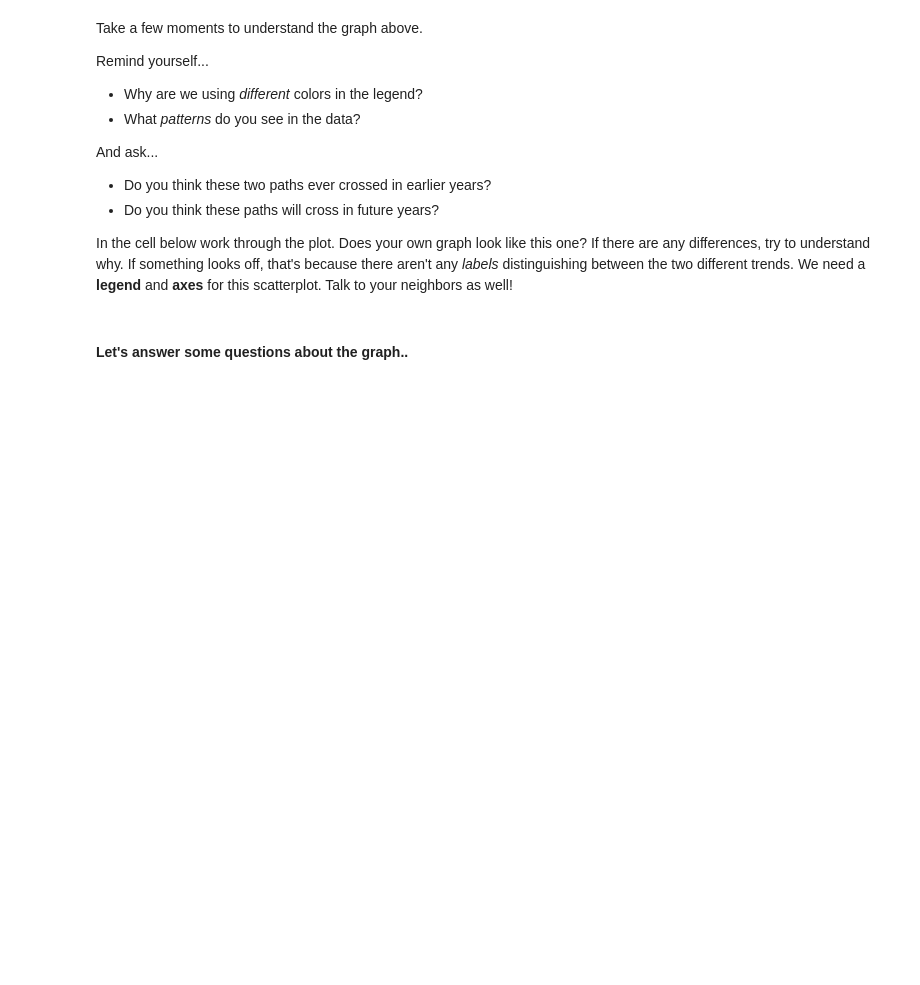
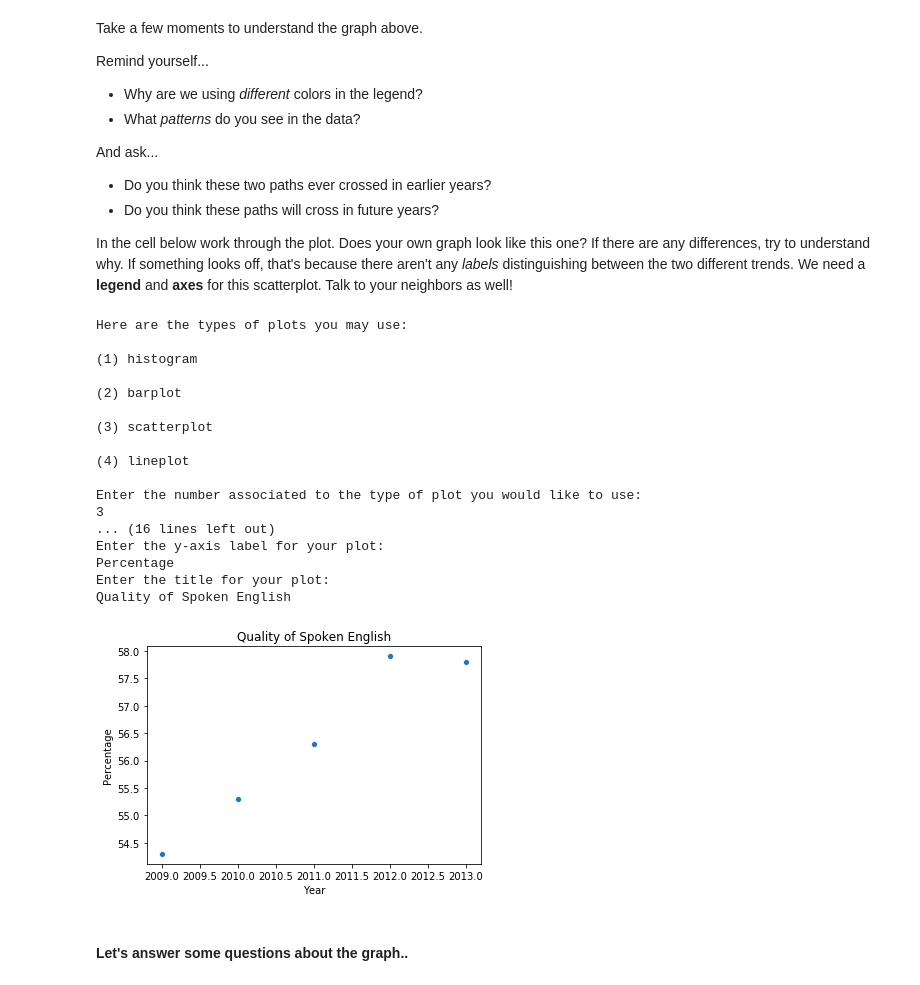
Before and after one commit to jarellymartin/census-notebooks, a Jupyter notebook: Jupyter-Notebook-Demo.ipynb, the cells around one changed output. Drawn from its saved outputs; the diff is of its cells as text; code cells hidden in the pictures; blank space fills up the shorter version.

Commit message:
add in scatter plot demo

```diff
--- a/Jupyter-Notebook-Demo.ipynb
+++ b/Jupyter-Notebook-Demo.ipynb
@@ -150,7 +150,29 @@ In the cell below work through the plot. Does your own graph look like this one?
 # %%
 # Run to see the scatter plot by pressing 'Shift' + 'Enter'
 
-######## ADD CODE FROM MODULE
+from censusnotebooks.visualization import matplotlib_seaborn
+
+plotter = matplotlib_seaborn.Plot(chart1)
+plotter.new_plot()
+# %% [output]
+Here are the types of plots you may use:
+
+(1) histogram
+
+(2) barplot
+
+(3) scatterplot
+
+(4) lineplot
+
+Enter the number associated to the type of plot you would like to use:
+3
+... (16 lines left out)
+Enter the y-axis label for your plot:
+Percentage
+Enter the title for your plot:
+Quality of Spoken English
+[figure, added]
 # %% [markdown]
 #### Let's answer some questions about the graph..
 # %% [markdown]
```
